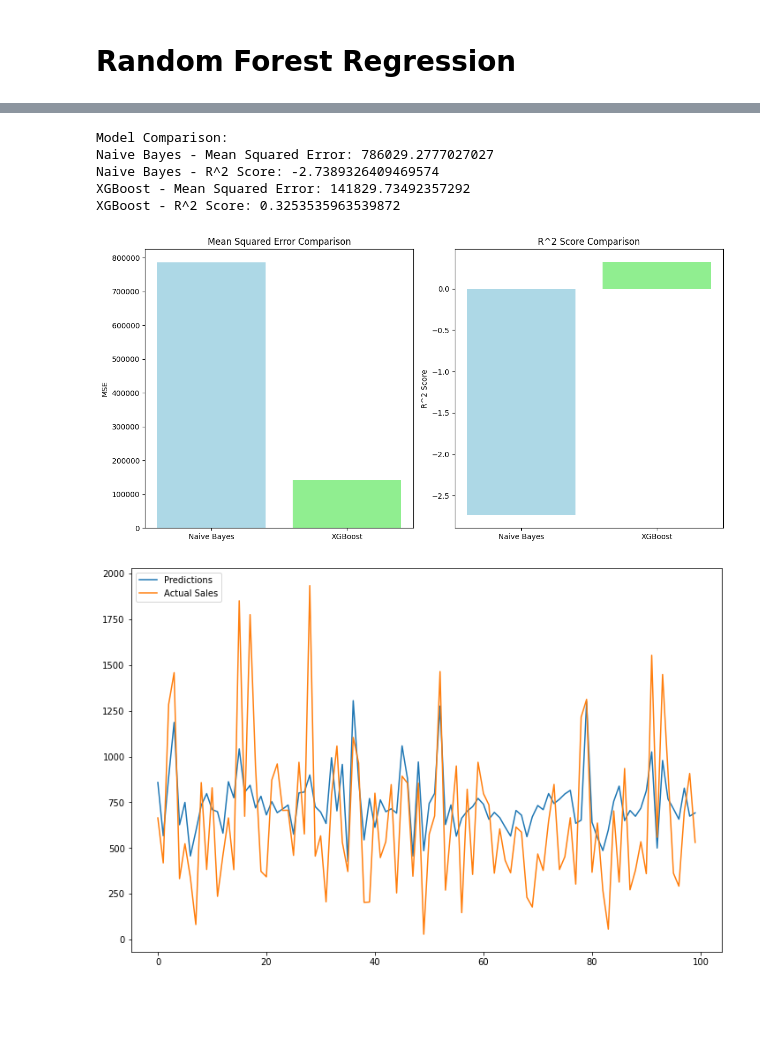
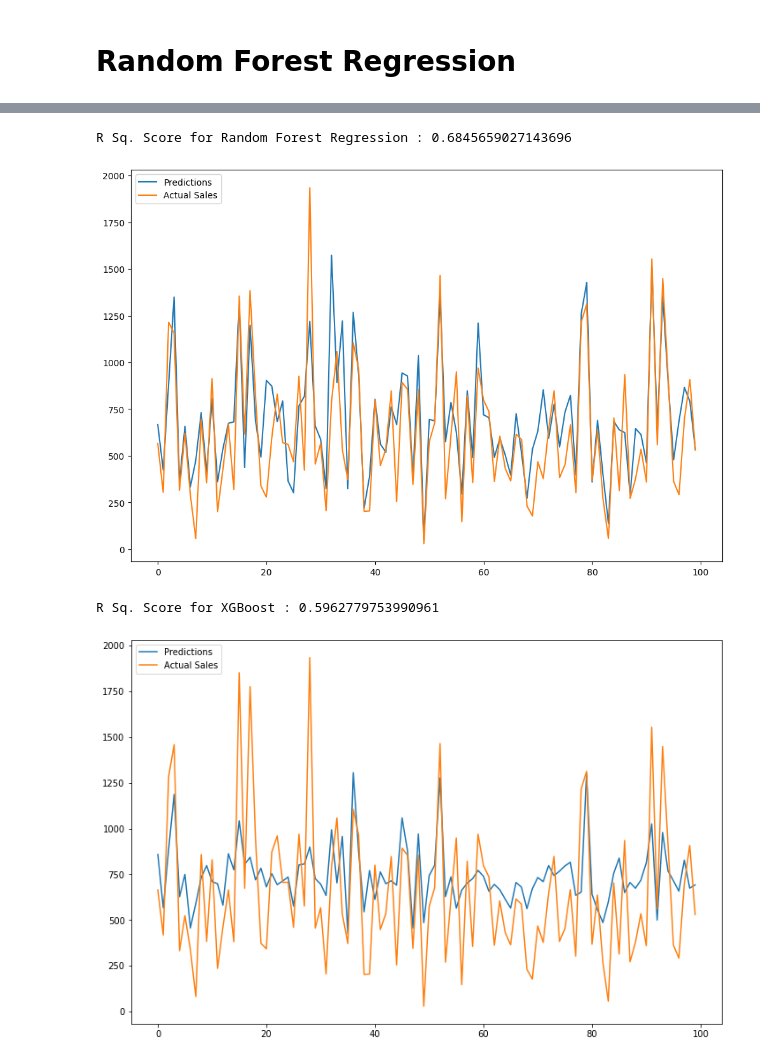
Before and after one commit to bhavyajaiswal27/Inventory-Product-Demand-Forecasting-ML-, a Jupyter notebook: Inventory_Forecasting.ipynb, the cells around one changed output, grey strips where cells are left out. Drawn from its saved outputs; the diff is of its cells as text; code cells hidden in the pictures; blank space fills up the shorter version.

```diff
--- a/Inventory_Forecasting.ipynb
+++ b/Inventory_Forecasting.ipynb
@@ -205,31 +165,0 @@ plt.show()
-# %%
-import xgboost
-from xgboost import XGBRegressor
-# Initialize and train XGBoost model
-xgb_model = XGBRegressor(
-    n_estimators=100,  # Number of trees
-    learning_rate=0.1,  # Step size shrinkage
-    max_depth=3,  # Maximum depth of each tree
-    random_state=42  # Reproducibility
-)
-
-xgb_model.fit(X_train, y_train.ravel())
-print("XGBoost Regression model trained successfully!")
-
-# Predict on test data
-y_pred_xgb = xgb_model.predict(X_test)
-
-# Calculate metrics
-mse_xgb = mean_squared_error(y_test, y_pred_xgb)
-r2_xgb = 1 - (mse_xgb / np.var(y_test))
-
-print(f"XGBoost Regression - Mean Squared Error (MSE): {mse_xgb}")
-print(f"XGBoost Regression - R^2 Score: {r2_xgb}")
-
-# Plot predictions vs actual values
-plt.figure(figsize=(12, 8))
-plt.plot(y_pred_xgb[-100:], label='XGBoost Predictions')
-plt.plot(y_test[-100:], label='Actual Sales')
-plt.title("XGBoost Predictions vs Actual")
-plt.legend()
-plt.show()
@@ -241,9 +165,0 @@ XGBoost Regression - R^2 Score: 0.3253535963539872
-# %%
-print("R Sq. Score for XGBoost :", xgb_regressor.score(X_test, y_test))
-# %% [output]
-Model Comparison:
-Naive Bayes - Mean Squared Error: 786029.2777027027
-Naive Bayes - R^2 Score: -2.7389326409469574
-XGBoost - Mean Squared Error: 141829.73492357292
-XGBoost - R^2 Score: 0.3253535963539872
-[figure, removed]
@@ -249,0 +172,13 @@ XGBoost - R^2 Score: 0.3253535963539872
+# %%
+print("R Sq. Score for Random Forest Regression :", rf_regressor.score(X_test, y_test))
+# %% [output]
+R Sq. Score for Random Forest Regression : 0.6845659027143696
+# %%
+import matplotlib.pyplot as plt
+plt.rcParams["figure.figsize"] = (12,8)
+plt.plot(y_pred[-100:], label='Predictions')
+plt.plot(y_test[-100:], label='Actual Sales')
+plt.legend(loc="upper left")
+plt.show()
+# %% [output]
+[figure, added]
@@ -250,3 +191,7 @@ XGBoost - R^2 Score: 0.3253535963539872
+# %%
+print("R Sq. Score for XGBoost :", xgb_regressor.score(X_test, y_test))
+# %% [output]
+R Sq. Score for XGBoost : 0.5962779753990961
 # %%
 import matplotlib.pyplot as plt
 plt.plot(y_pred[-100:], label='Predictions')
```
Also changed, not shown: parts of 17 cells of this notebook.
